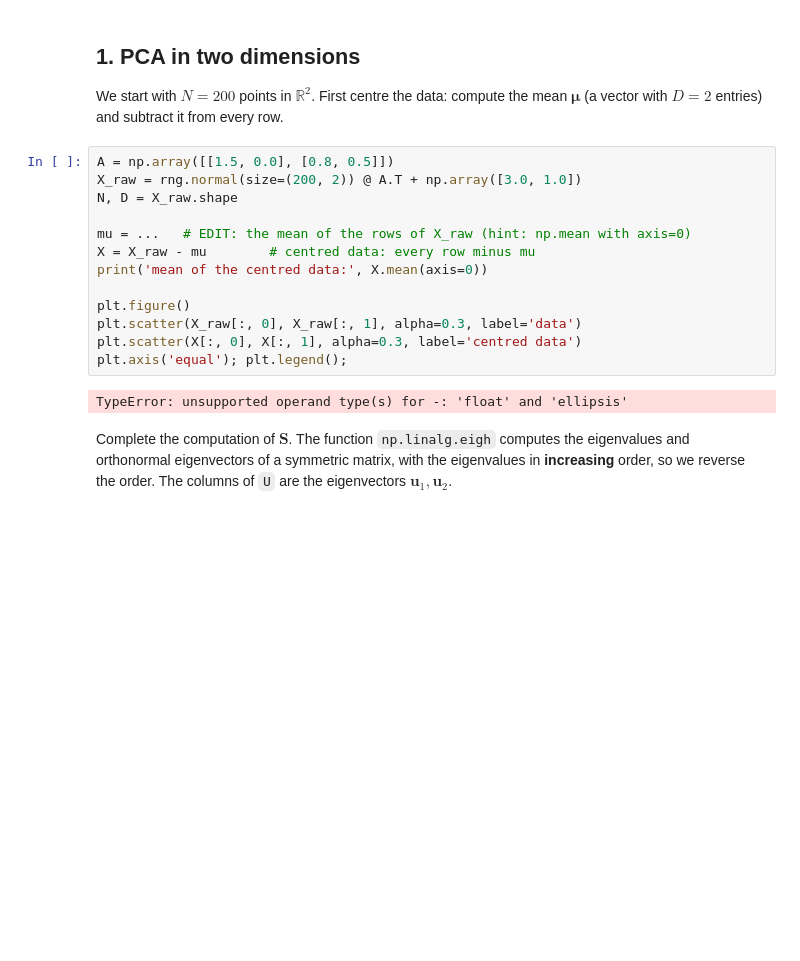
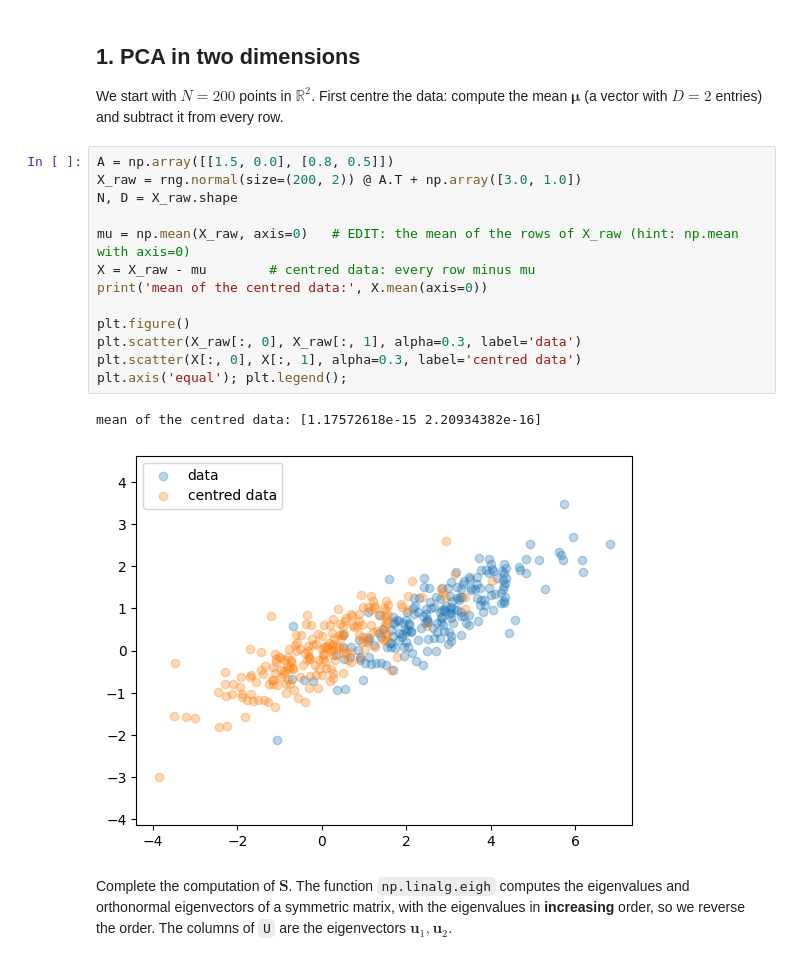
Before and after one commit to MarcusBoivie/Mathematical-Introduction-to-Machine-Learning, a Jupyter notebook: ca1/lab1b-pca.ipynb, the cells around one changed output. Cells and saved outputs as stored; diff of their text form; blank space fills up the shorter version.

```diff
--- a/ca1/lab1b-pca.ipynb
+++ b/ca1/lab1b-pca.ipynb
@@ -71,18 +71,19 @@ $D=2$ entries) and subtract it from every row.
 # %%
 A = np.array([[1.5, 0.0], [0.8, 0.5]])
 X_raw = rng.normal(size=(200, 2)) @ A.T + np.array([3.0, 1.0])
 N, D = X_raw.shape
 
-mu = ...   # EDIT: the mean of the rows of X_raw (hint: np.mean with axis=0)
+mu = np.mean(X_raw, axis=0)   # EDIT: the mean of the rows of X_raw (hint: np.mean with axis=0)
 X = X_raw - mu        # centred data: every row minus mu
 print('mean of the centred data:', X.mean(axis=0))
 
 plt.figure()
 plt.scatter(X_raw[:, 0], X_raw[:, 1], alpha=0.3, label='data')
 plt.scatter(X[:, 0], X[:, 1], alpha=0.3, label='centred data')
 plt.axis('equal'); plt.legend();
 # %% [output]
-TypeError: unsupported operand type(s) for -: 'float' and 'ellipsis'
+mean of the centred data: [1.17572618e-15 2.20934382e-16]
+[figure, added]
 # %% [markdown]
 Complete the computation of $\boldsymbol S$. The function `np.linalg.eigh` computes the eigenvalues and orthonormal
 eigenvectors of a symmetric matrix, with the eigenvalues in **increasing** order, so we reverse the order. The columns of
```
Also changed, not shown: parts of 4 cells of this notebook.
